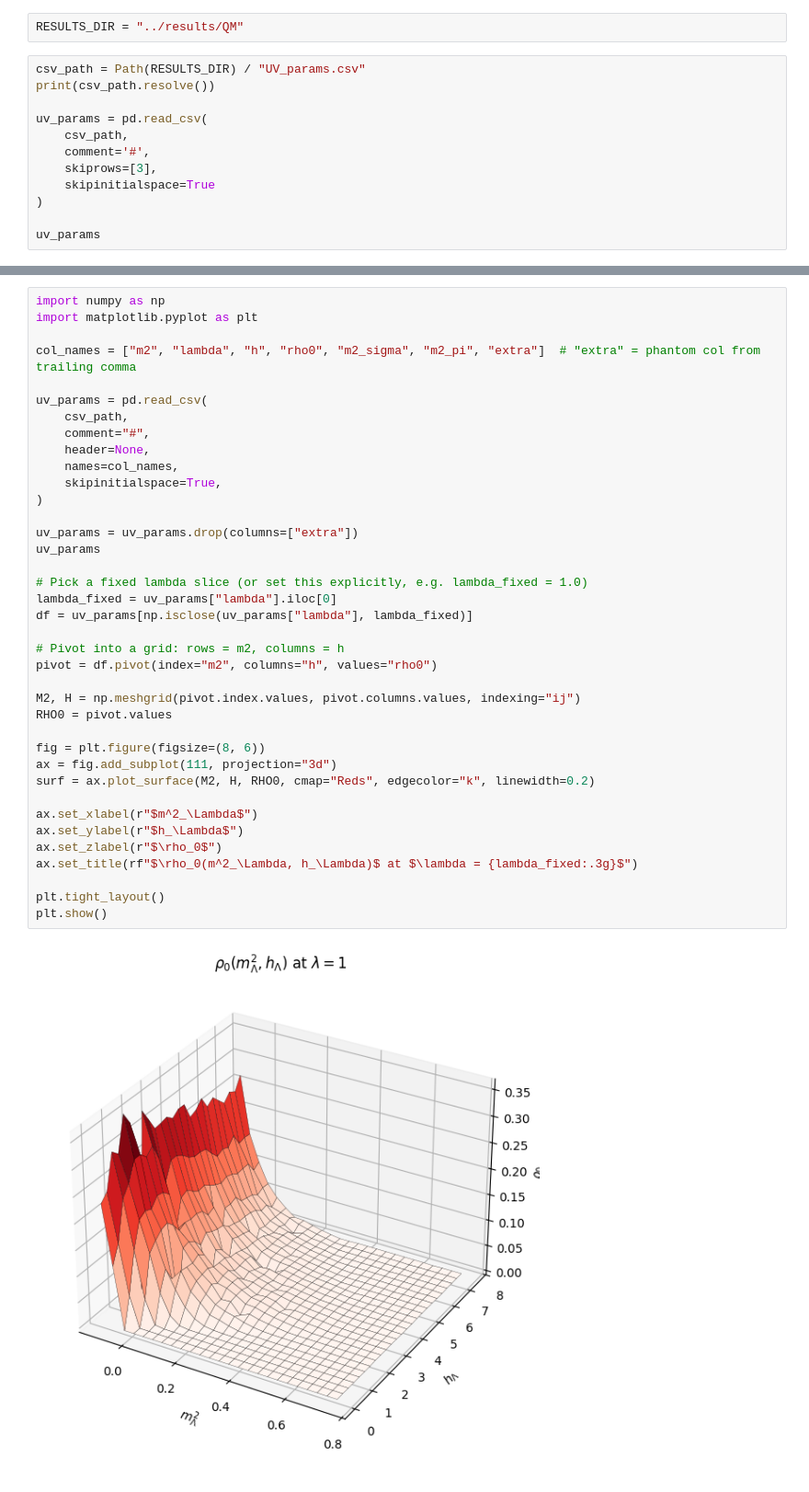
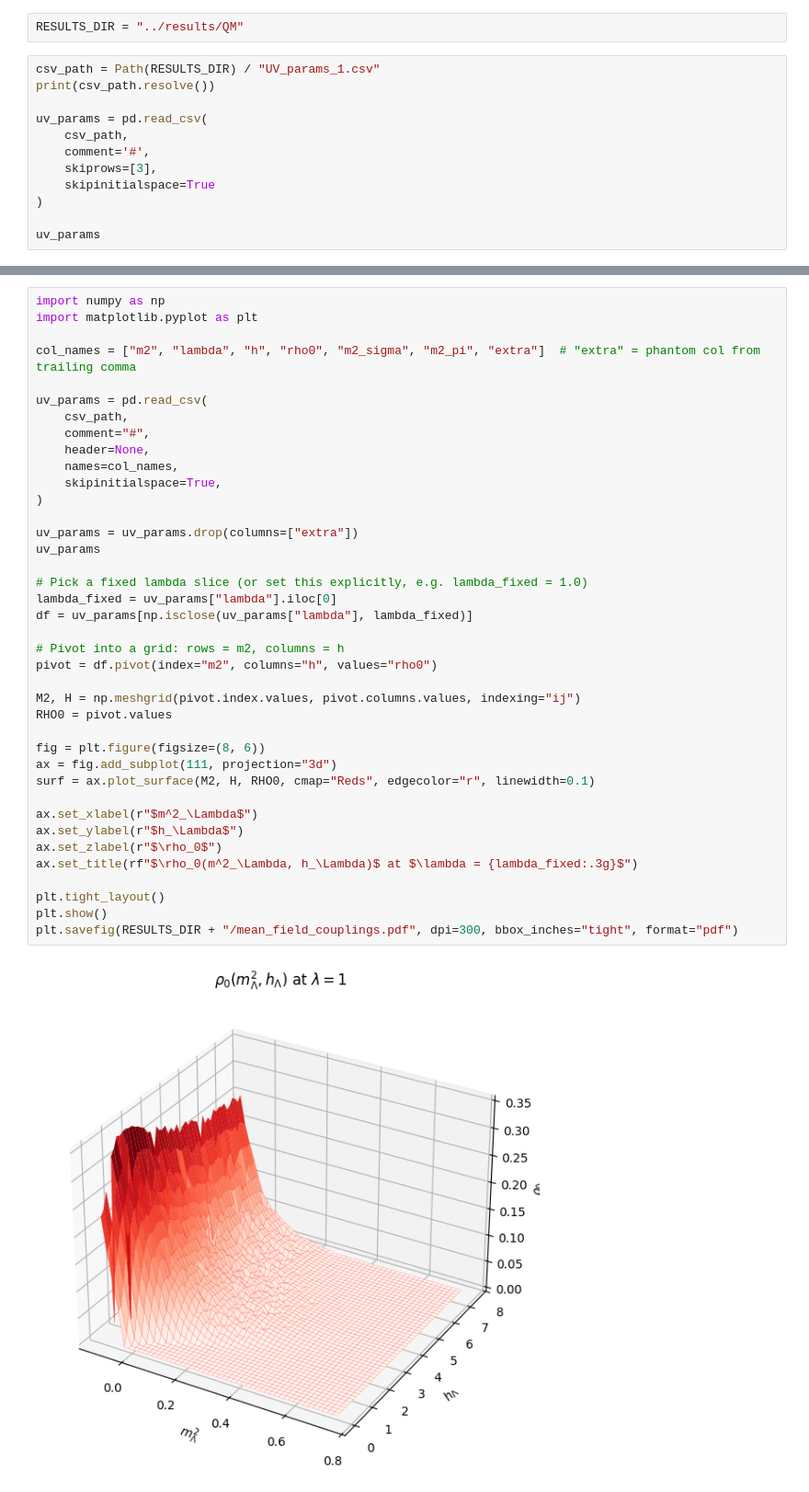
Before and after one commit to kilianroeth/FRG, a Jupyter notebook: plot/QM.ipynb, the cells around one changed output, grey strips where cells are left out. Shown at 92% size. Drawn from its saved outputs; the diff is of its cells as text.

```diff
--- a/plot/QM.ipynb
+++ b/plot/QM.ipynb
@@ -14,7 +14,7 @@ import plot
 # %%
 RESULTS_DIR = "../results/QM"
 # %%
-csv_path = Path(RESULTS_DIR) / "UV_params.csv"
+csv_path = Path(RESULTS_DIR) / "UV_params_1.csv"
 print(csv_path.resolve())
 
 uv_params = pd.read_csv(
@@ -51,32 +53,33 @@ uv_params = pd.read_csv(
     comment="#",
     header=None,
     names=col_names,
     skipinitialspace=True,
 )
 
 uv_params = uv_params.drop(columns=["extra"])
 uv_params
 
 # Pick a fixed lambda slice (or set this explicitly, e.g. lambda_fixed = 1.0)
 lambda_fixed = uv_params["lambda"].iloc[0]
 df = uv_params[np.isclose(uv_params["lambda"], lambda_fixed)]
 
 # Pivot into a grid: rows = m2, columns = h
 pivot = df.pivot(index="m2", columns="h", values="rho0")
 
 M2, H = np.meshgrid(pivot.index.values, pivot.columns.values, indexing="ij")
 RHO0 = pivot.values
 
 fig = plt.figure(figsize=(8, 6))
 ax = fig.add_subplot(111, projection="3d")
-surf = ax.plot_surface(M2, H, RHO0, cmap="Reds", edgecolor="k", linewidth=0.2)
+surf = ax.plot_surface(M2, H, RHO0, cmap="Reds", edgecolor="r", linewidth=0.1)
 
 ax.set_xlabel(r"$m^2_\Lambda$")
 ax.set_ylabel(r"$h_\Lambda$")
 ax.set_zlabel(r"$\rho_0$")
 ax.set_title(rf"$\rho_0(m^2_\Lambda, h_\Lambda)$ at $\lambda = {lambda_fixed:.3g}$")
 
 plt.tight_layout()
 plt.show()
+plt.savefig(RESULTS_DIR + "/mean_field_couplings.pdf", dpi=300, bbox_inches="tight", format="pdf")
 # %% [output]
-[figure, old version]
+[figure, new version]
```
Also changed, not shown: parts of 5 cells of this notebook, 7 other files.
